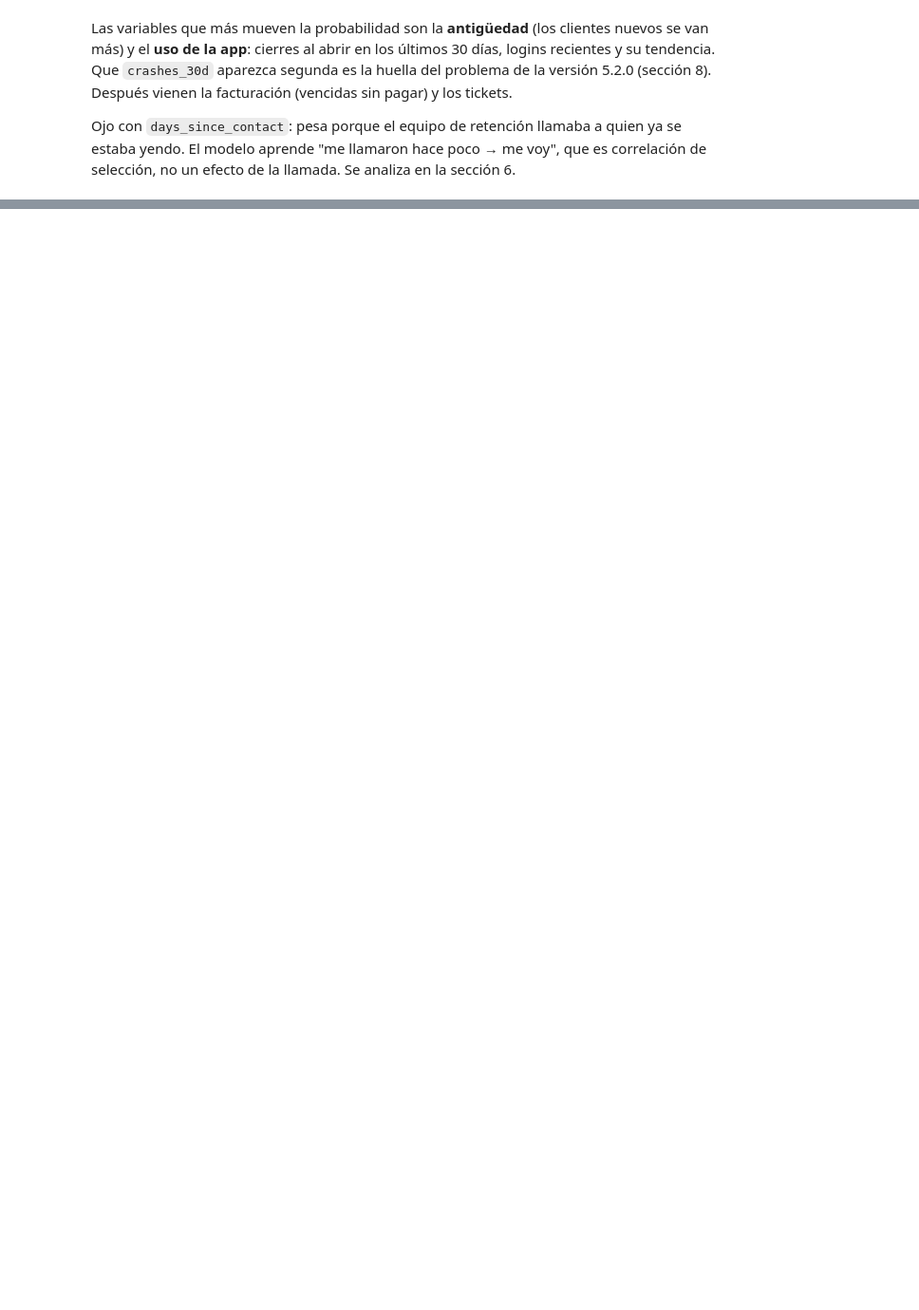
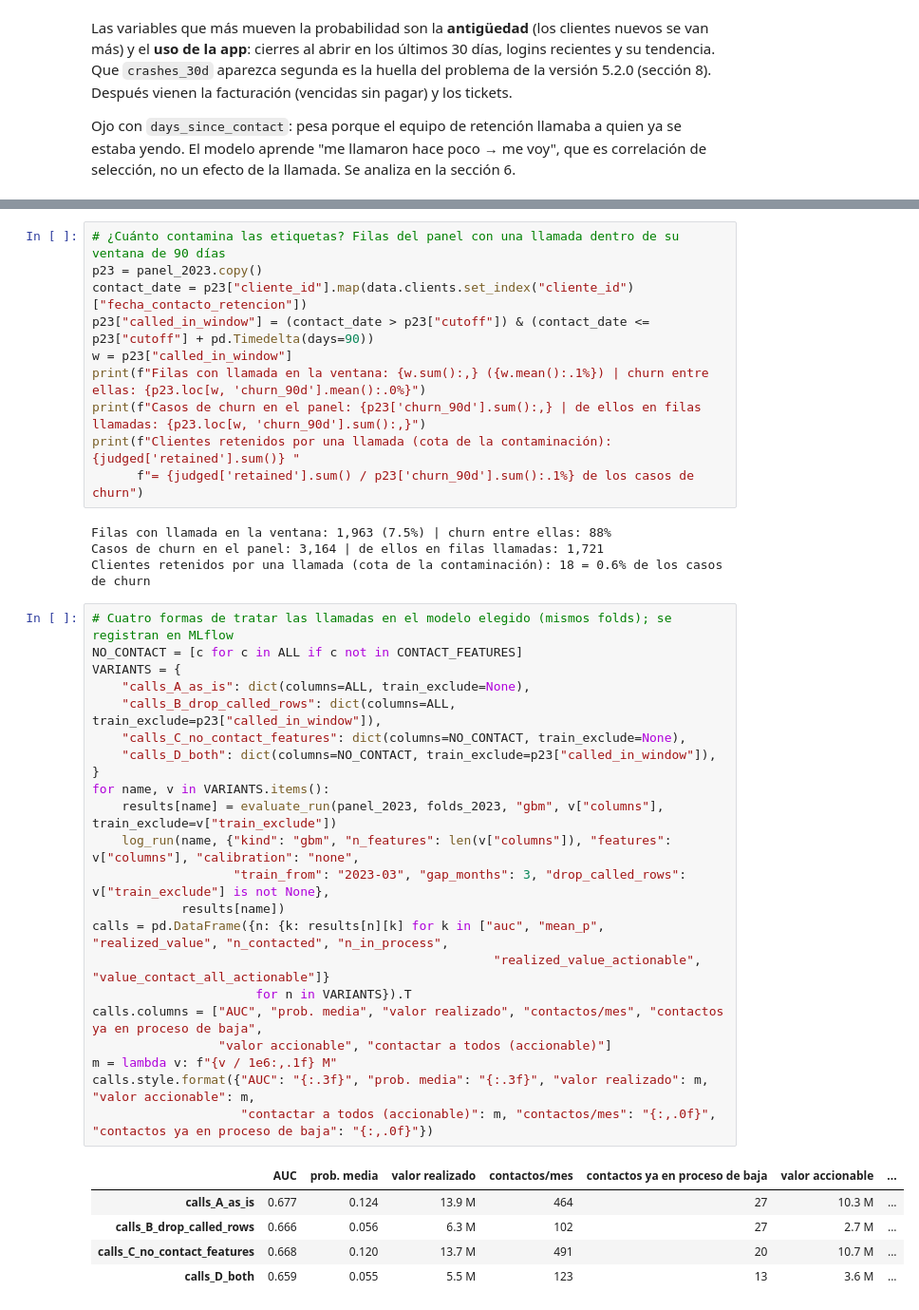
Before and after one commit to unfresh25/conecta-churn, a Jupyter notebook: solucion.ipynb, the cells around one changed output, grey strips where cells are left out. Shown at 95% size. Cells and saved outputs as stored; diff of their text form; blank space fills up the shorter version.

```diff
--- a/solucion.ipynb
+++ b/solucion.ipynb
@@ -587,0 +660,42 @@ Ojo con `days_since_contact`: pesa porque el equipo de retención llamaba a quie
+# %%
+# ¿Cuánto contamina las etiquetas? Filas del panel con una llamada dentro de su ventana de 90 días
+p23 = panel_2023.copy()
+contact_date = p23["cliente_id"].map(data.clients.set_index("cliente_id")["fecha_contacto_retencion"])
+p23["called_in_window"] = (contact_date > p23["cutoff"]) & (contact_date <= p23["cutoff"] + pd.Timedelta(days=90))
+w = p23["called_in_window"]
+print(f"Filas con llamada en la ventana: {w.sum():,} ({w.mean():.1%}) | churn entre ellas: {p23.loc[w, 'churn_90d'].mean():.0%}")
+print(f"Casos de churn en el panel: {p23['churn_90d'].sum():,} | de ellos en filas llamadas: {p23.loc[w, 'churn_90d'].sum():,}")
+print(f"Clientes retenidos por una llamada (cota de la contaminación): {judged['retained'].sum()} "
+      f"= {judged['retained'].sum() / p23['churn_90d'].sum():.1%} de los casos de churn")
+# %% [output]
+Filas con llamada en la ventana: 1,963 (7.5%) | churn entre ellas: 88%
+Casos de churn en el panel: 3,164 | de ellos en filas llamadas: 1,721
+Clientes retenidos por una llamada (cota de la contaminación): 18 = 0.6% de los casos de churn
+# %%
+# Cuatro formas de tratar las llamadas en el modelo elegido (mismos folds); se registran en MLflow
+NO_CONTACT = [c for c in ALL if c not in CONTACT_FEATURES]
+VARIANTS = {
+    "calls_A_as_is": dict(columns=ALL, train_exclude=None),
+    "calls_B_drop_called_rows": dict(columns=ALL, train_exclude=p23["called_in_window"]),
+    "calls_C_no_contact_features": dict(columns=NO_CONTACT, train_exclude=None),
+    "calls_D_both": dict(columns=NO_CONTACT, train_exclude=p23["called_in_window"]),
+}
+for name, v in VARIANTS.items():
+    results[name] = evaluate_run(panel_2023, folds_2023, "gbm", v["columns"], train_exclude=v["train_exclude"])
+    log_run(name, {"kind": "gbm", "n_features": len(v["columns"]), "features": v["columns"], "calibration": "none",
+                   "train_from": "2023-03", "gap_months": 3, "drop_called_rows": v["train_exclude"] is not None},
+            results[name])
+calls = pd.DataFrame({n: {k: results[n][k] for k in ["auc", "mean_p", "realized_value", "n_contacted", "n_in_process",
+                                                      "realized_value_actionable", "value_contact_all_actionable"]}
+                      for n in VARIANTS}).T
+calls.columns = ["AUC", "prob. media", "valor realizado", "contactos/mes", "contactos ya en proceso de baja",
+                 "valor accionable", "contactar a todos (accionable)"]
+m = lambda v: f"{v / 1e6:,.1f} M"
+calls.style.format({"AUC": "{:.3f}", "prob. media": "{:.3f}", "valor realizado": m, "valor accionable": m,
+                    "contactar a todos (accionable)": m, "contactos/mes": "{:,.0f}", "contactos ya en proceso de baja": "{:,.0f}"})
+# %% [output]
+|  | AUC | prob. media | valor realizado | contactos/mes | contactos ya en proceso de baja | valor accionable | ... |
+| calls_A_as_is | 0.677 | 0.124 | 13.9 M | 464 | 27 | 10.3 M | ... |
+| calls_B_drop_called_rows | 0.666 | 0.056 | 6.3 M | 102 | 27 | 2.7 M | ... |
+| calls_C_no_contact_features | 0.668 | 0.120 | 13.7 M | 491 | 20 | 10.7 M | ... |
+| calls_D_both | 0.659 | 0.055 | 5.5 M | 123 | 13 | 3.6 M | ... |
```
Also changed, not shown: parts of 13 cells of this notebook, 6 other files.
